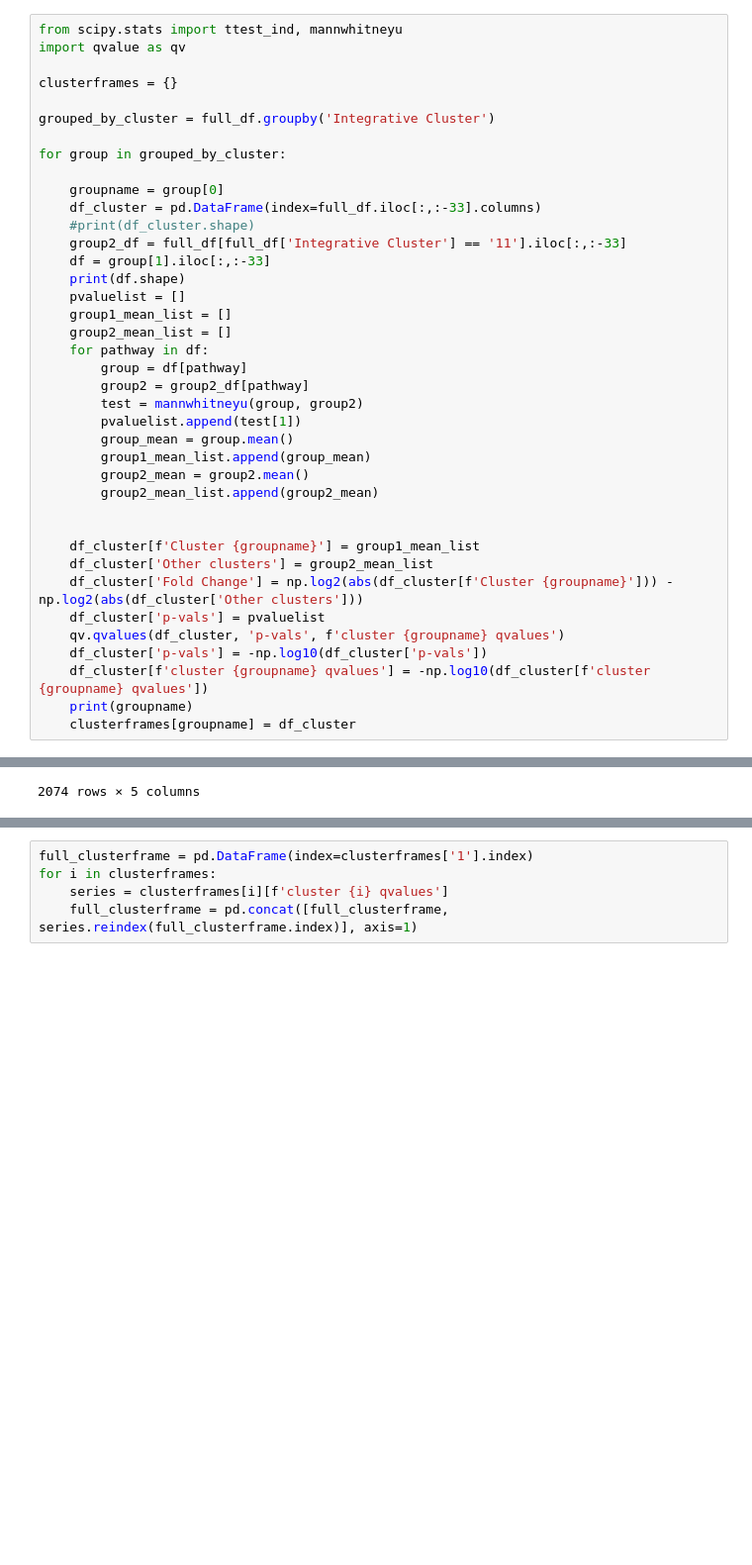
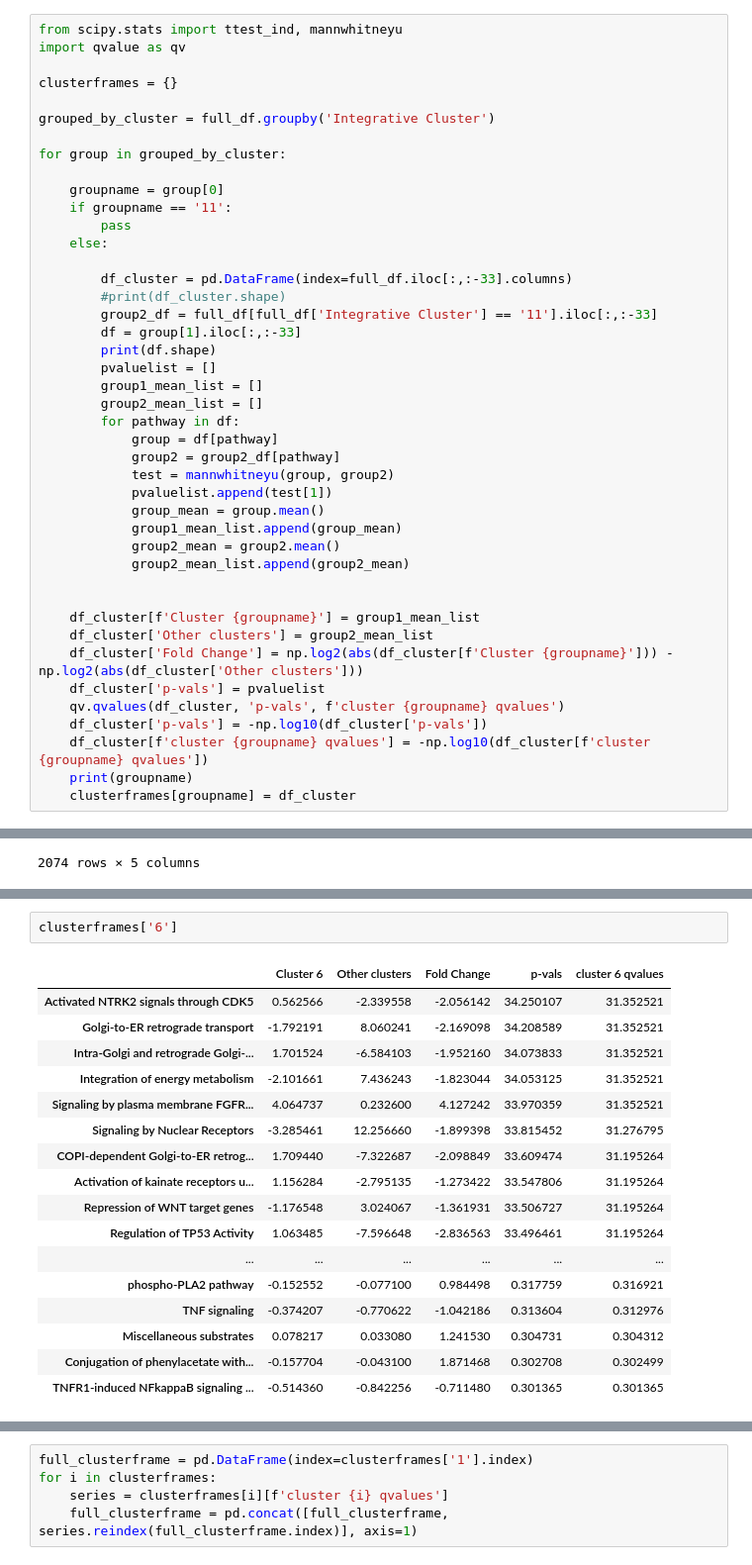
Before and after one commit to statisticalbiotechnology/wall, a Jupyter notebook: src/generate_sunburst_with_normals.ipynb, the cells around one changed output, grey strips where cells are left out. Shown at 99% size. Drawn from its saved outputs; the diff is of its cells as text; blank space fills up the shorter version.

```diff
--- a/src/generate_sunburst_with_normals.ipynb
+++ b/src/generate_sunburst_with_normals.ipynb
@@ -215,23 +215,27 @@ grouped_by_cluster = full_df.groupby('Integrative Cluster')
 for group in grouped_by_cluster:
 
     groupname = group[0]
-    df_cluster = pd.DataFrame(index=full_df.iloc[:,:-33].columns)
-    #print(df_cluster.shape)
-    group2_df = full_df[full_df['Integrative Cluster'] == '11'].iloc[:,:-33]
-    df = group[1].iloc[:,:-33]
-    print(df.shape)
-    pvaluelist = []
-    group1_mean_list = []
-    group2_mean_list = []
-    for pathway in df:
-        group = df[pathway]
-        group2 = group2_df[pathway]
-        test = mannwhitneyu(group, group2)
-        pvaluelist.append(test[1])
-        group_mean = group.mean()
-        group1_mean_list.append(group_mean)
-        group2_mean = group2.mean()
-        group2_mean_list.append(group2_mean)
+    if groupname == '11':
+        pass
+    else:
+
+        df_cluster = pd.DataFrame(index=full_df.iloc[:,:-33].columns)
+        #print(df_cluster.shape)
+        group2_df = full_df[full_df['Integrative Cluster'] == '11'].iloc[:,:-33]
+        df = group[1].iloc[:,:-33]
+        print(df.shape)
+        pvaluelist = []
+        group1_mean_list = []
+        group2_mean_list = []
+        for pathway in df:
+            group = df[pathway]
+            group2 = group2_df[pathway]
+            test = mannwhitneyu(group, group2)
+            pvaluelist.append(test[1])
+            group_mean = group.mean()
+            group1_mean_list.append(group_mean)
+            group2_mean = group2.mean()
+            group2_mean_list.append(group2_mean)
 
 
     df_cluster[f'Cluster {groupname}'] = group1_mean_list
@@ -303,3 +307,23 @@ full_df[full_df['Integrative Cluster'] == '11']
 | MB-1087 | 5.583004 | 3.086138 | 20.955128 | -0.036960 | 7.211018 | 11.664318 | ... |
 | MB-0822 | 6.715554 | 4.072288 | 19.281501 | 1.846668 | 2.198307 | 10.046228 | ... |
 156 rows × 2107 columns
+# %%
+clusterframes['6']
+# %% [output]
+|  | Cluster 6 | Other clusters | Fold Change | p-vals | cluster 6 qvalues |
+| Activated NTRK2 signals through CDK5 | 0.562566 | -2.339558 | -2.056142 | 34.250107 | 31.352521 |
+| Golgi-to-ER retrograde transport | -1.792191 | 8.060241 | -2.169098 | 34.208589 | 31.352521 |
+| Intra-Golgi and retrograde Golgi-... | 1.701524 | -6.584103 | -1.952160 | 34.073833 | 31.352521 |
+| Integration of energy metabolism | -2.101661 | 7.436243 | -1.823044 | 34.053125 | 31.352521 |
+| Signaling by plasma membrane FGFR... | 4.064737 | 0.232600 | 4.127242 | 33.970359 | 31.352521 |
+| Signaling by Nuclear Receptors | -3.285461 | 12.256660 | -1.899398 | 33.815452 | 31.276795 |
+| COPI-dependent Golgi-to-ER retrog... | 1.709440 | -7.322687 | -2.098849 | 33.609474 | 31.195264 |
+| Activation of kainate receptors u... | 1.156284 | -2.795135 | -1.273422 | 33.547806 | 31.195264 |
+| Repression of WNT target genes | -1.176548 | 3.024067 | -1.361931 | 33.506727 | 31.195264 |
+| Regulation of TP53 Activity | 1.063485 | -7.596648 | -2.836563 | 33.496461 | 31.195264 |
+| ... | ... | ... | ... | ... | ... |
+| phospho-PLA2 pathway | -0.152552 | -0.077100 | 0.984498 | 0.317759 | 0.316921 |
+| TNF signaling | -0.374207 | -0.770622 | -1.042186 | 0.313604 | 0.312976 |
+| Miscellaneous substrates | 0.078217 | 0.033080 | 1.241530 | 0.304731 | 0.304312 |
+| Conjugation of phenylacetate with... | -0.157704 | -0.043100 | 1.871468 | 0.302708 | 0.302499 |
+| TNFR1-induced NFkappaB signaling ... | -0.514360 | -0.842256 | -0.711480 | 0.301365 | 0.301365 |
```
Also changed, not shown: parts of 2 cells of this notebook, 5 other files.
